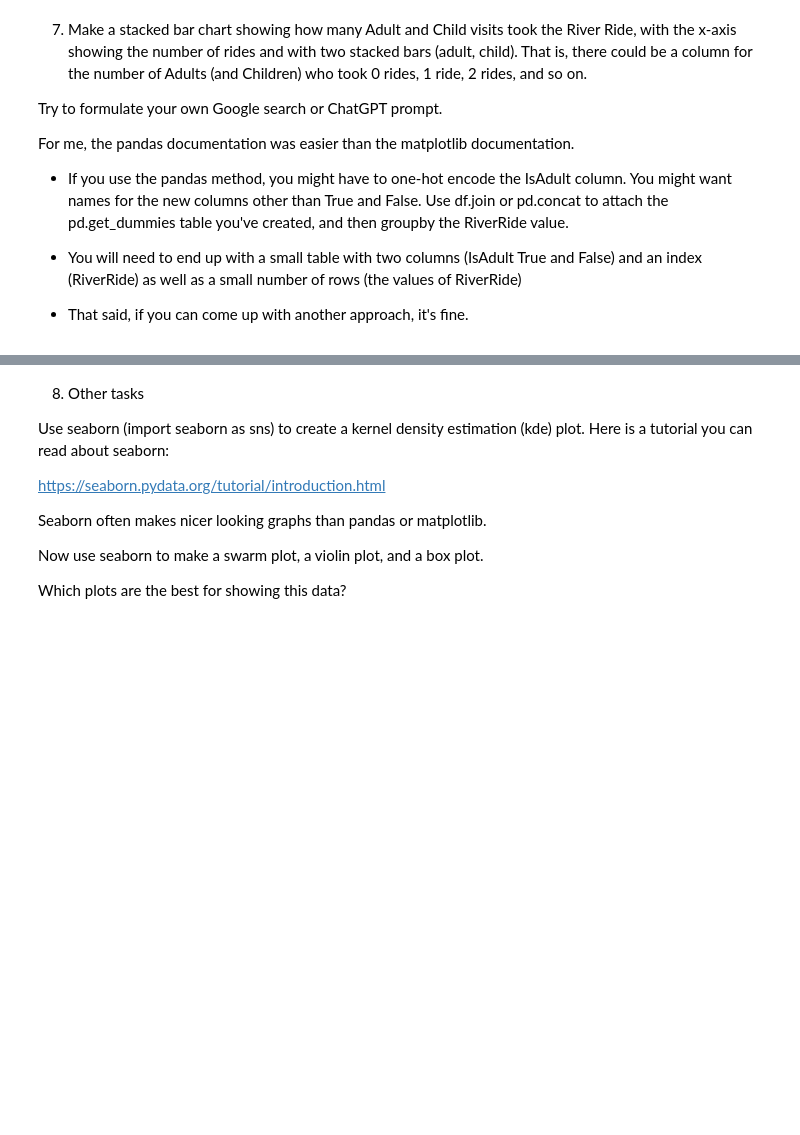
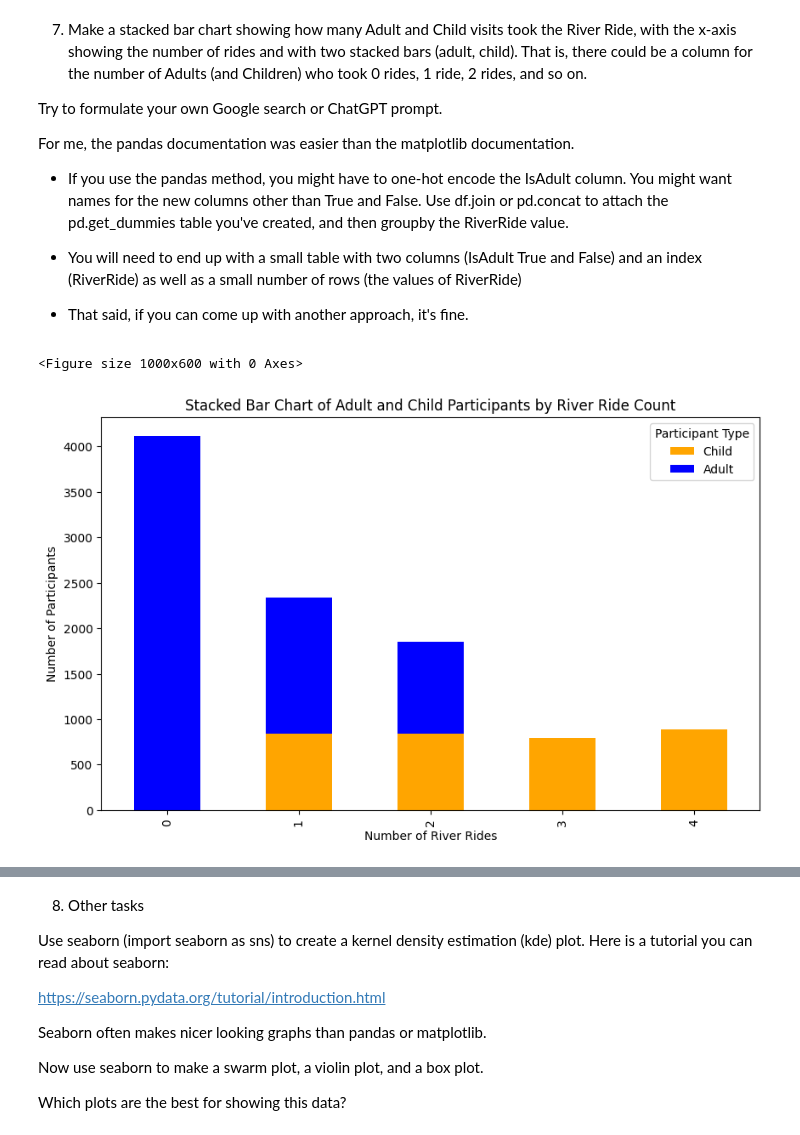
Before and after one commit to SergeyNelyapenkoBU/2025-spring-B2, a Jupyter notebook: OMDS-ModB2-Week3-Nelyapenko-Sergey.ipynb, the cells around one changed output, grey strips where cells are left out. Saved outputs shown, nothing was run; the diff lists cells and outputs as text; code cells hidden in the pictures; blank space fills up the shorter version.

```diff
--- a/OMDS-ModB2-Week3-Nelyapenko-Sergey.ipynb
+++ b/OMDS-ModB2-Week3-Nelyapenko-Sergey.ipynb
@@ -359,3 +418,19 @@ For me, the pandas documentation was easier than the matplotlib documentation.
 * You will need to end up with a small table with two columns (IsAdult True and False) and an index (RiverRide) as well as a small number of rows (the values of RiverRide)
 
 * That said, if you can come up with another approach, it's fine.
+# %%
+# Create a grouped count of RiverRide counts by Adult and Child
+river_ride_counts = df.groupby(["RiverRide", "IsAdult"]).size().unstack().fillna(0)
+river_ride_counts.columns = ["Child", "Adult"]  # Rename columns
+
+# Plot stacked bar chart
+plt.figure(figsize=(10, 6))
+river_ride_counts.plot(kind="bar", stacked=True, color=['orange', 'blue'], figsize=(10, 6))
+plt.xlabel("Number of River Rides")
+plt.ylabel("Number of Participants")
+plt.title("Stacked Bar Chart of Adult and Child Participants by River Ride Count")
+plt.legend(title="Participant Type")
+plt.show()
+# %% [output]
+<Figure size 1000x600 with 0 Axes>
+[figure, added]
```
Also changed, not shown: parts of 6 cells of this notebook, 2 other files.
